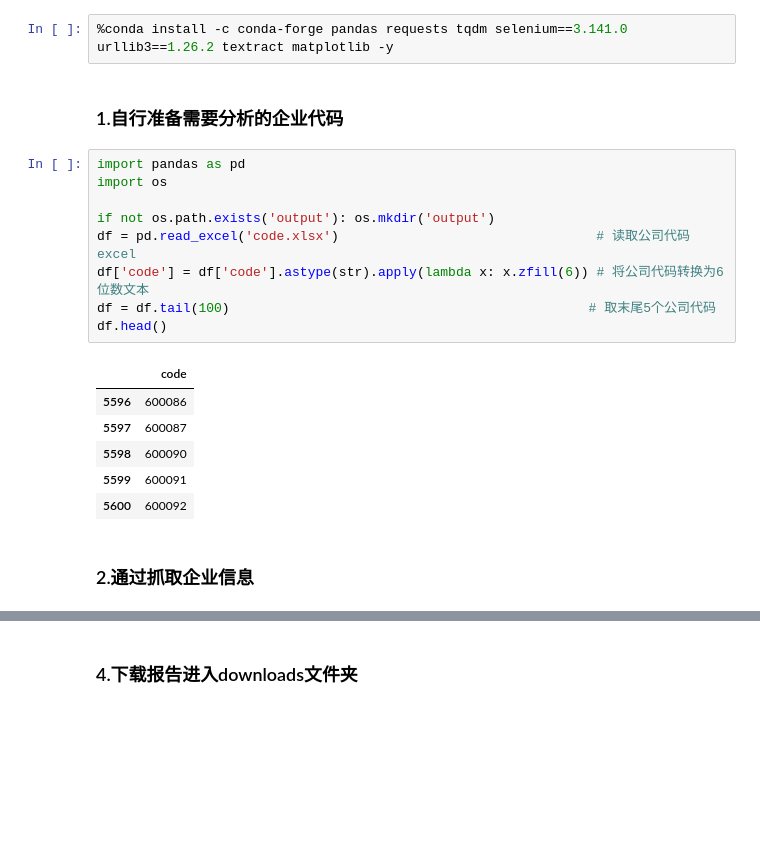
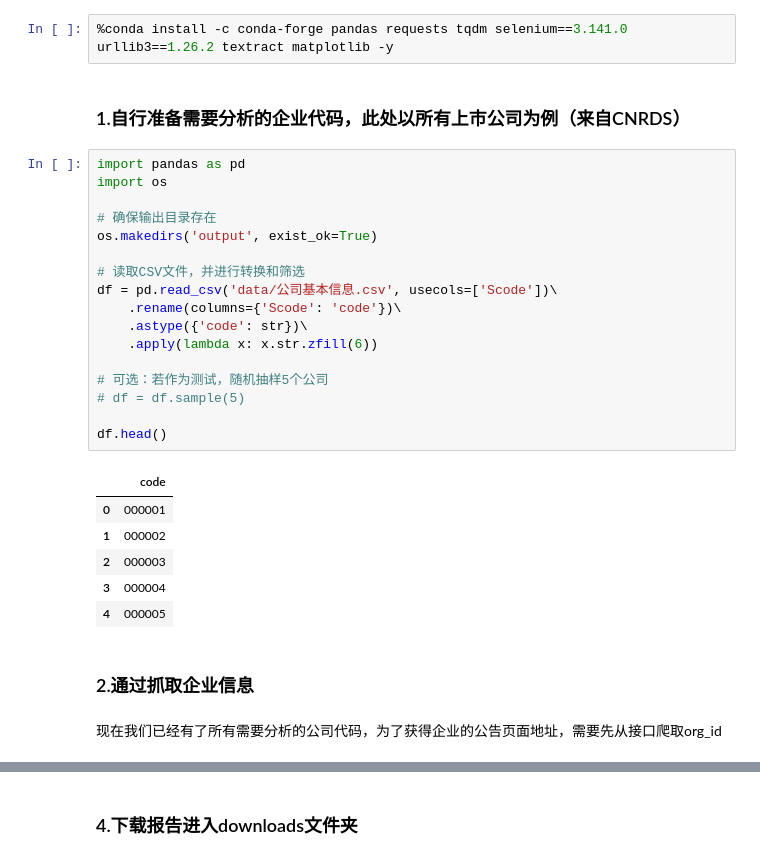
Before and after one commit to CrazyEight88/cninfo_announcements, a Jupyter notebook: main.ipynb, the cells around one changed output, grey strips where cells are left out. Drawn from its saved outputs; the diff is of its cells as text; blank space fills up the shorter version.

```diff
--- a/main.ipynb
+++ b/main.ipynb
@@ -5,25 +5,35 @@
 # %%
 %conda install -c conda-forge pandas requests tqdm selenium==3.141.0 urllib3==1.26.2 textract matplotlib -y
 # %% [markdown]
-### 1.自行准备需要分析的企业代码
+### 1.自行准备需要分析的企业代码，此处以所有上市公司为例（来自CNRDS）
 # %%
 import pandas as pd
 import os
 
-if not os.path.exists('output'): os.mkdir('output')
-df = pd.read_excel('code.xlsx')                                 # 读取公司代码excel
-df['code'] = df['code'].astype(str).apply(lambda x: x.zfill(6)) # 将公司代码转换为6位数文本
-df = df.tail(100)                                              # 取末尾5个公司代码
+# 确保输出目录存在
+os.makedirs('output', exist_ok=True)
+
+# 读取CSV文件，并进行转换和筛选
+df = pd.read_csv('data/公司基本信息.csv', usecols=['Scode'])\
+    .rename(columns={'Scode': 'code'})\
+    .astype({'code': str})\
+    .apply(lambda x: x.str.zfill(6))
+
+# 可选：若作为测试，随机抽样5个公司
+# df = df.sample(5)
+
 df.head()
 # %% [output]
 |  | code |
-| 5596 | 600086 |
-| 5597 | 600087 |
-| 5598 | 600090 |
-| 5599 | 600091 |
-| 5600 | 600092 |
+| 0 | 000001 |
+| 1 | 000002 |
+| 2 | 000003 |
+| 3 | 000004 |
+| 4 | 000005 |
 # %% [markdown]
 ### 2.通过抓取企业信息
+# %% [markdown]
+现在我们已经有了所有需要分析的公司代码，为了获得企业的公告页面地址，需要先从接口爬取org_id
 # %%
 import requests
 
```
Also changed, not shown: parts of 14 cells of this notebook, 12 other files.
